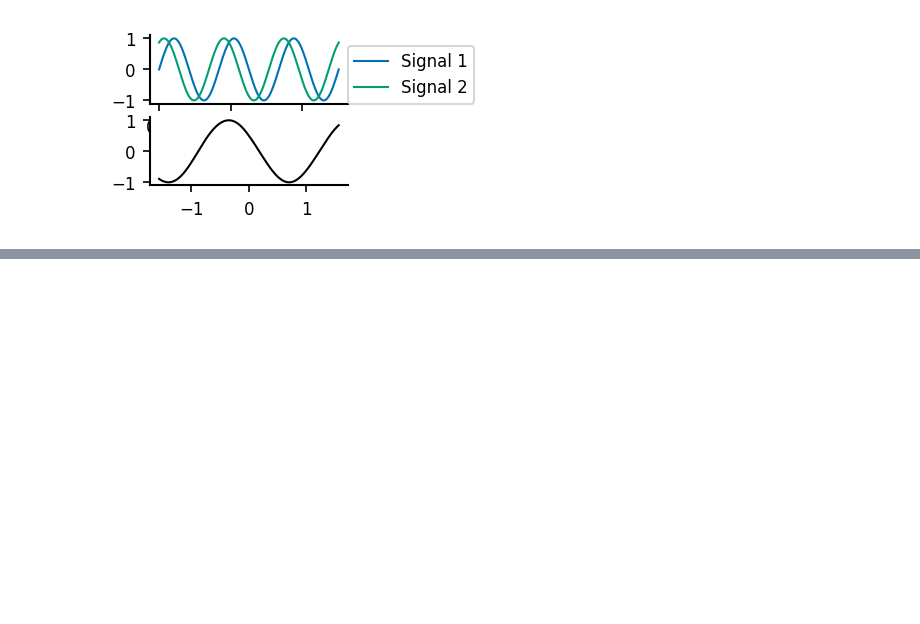
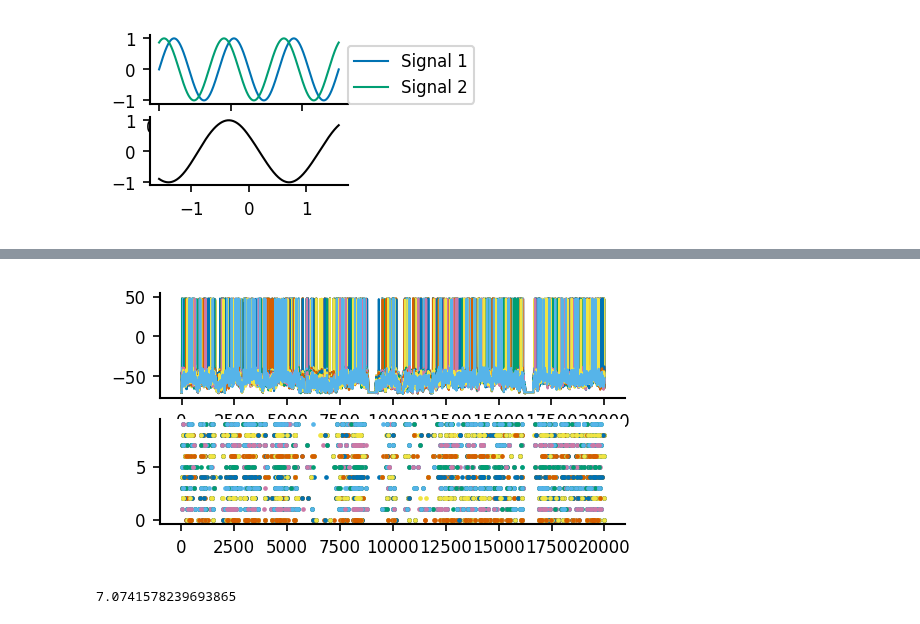
Before and after one commit to yzerlaut/pv-sst-dendrites, a Jupyter notebook: biophysical_modelling/detailed_model/OU-input.ipynb, the cells around one changed output, grey strips where cells are left out. Drawn from its saved outputs; the diff is of its cells as text; code cells hidden in the pictures; blank space fills up the shorter version.

```diff
--- a/biophysical_modelling/detailed_model/OU-input.ipynb
+++ b/biophysical_modelling/detailed_model/OU-input.ipynb
@@ -68,4 +77,6 @@ ax[1].plot(t_shift, cr, 'k-')
 [<matplotlib.lines.Line2D at 0x...>]
 [figure]
 # %%
-np.random.uniform?
+sim = Parallel(\
+        filename='../../data/detailed_model/tvRateStim_sim_Basket.zip')
+sim.load()
@@ -89,0 +105,19 @@ Type:      builtin_function_or_method
+# %%
+def find_spikes(t, Vm, threshold=0):
+
+    iSpikes = np.argwhere((Vm[1:]>threshold) & (Vm[:-1]<=threshold))
+
+    return t[iSpikes]
+
+Spikes = []
+fig, AX = plt.subplots(2, figsize=(4,2))
+dt = sim.fetch_quantity_on_grid('dt', return_last=True)
+for Vms in sim.Vm_soma:
+    for i, vm in enumerate(Vms):
+        t = np.arange(len(vm))*dt
+        spikes = find_spikes(t, vm)
+        AX[0].plot(t, vm)
+        AX[1].plot(spikes, i+0*spikes, '.')
+        Spikes.append(spikes)
+# %% [output]
+[figure, added]
@@ -89,0 +128,7 @@ Type:      builtin_function_or_method
+# %%
+from scipy.ndimage import gaussian_filter1d
+smoothing = 5.
+rate = 1e3*gaussian_filter1d(np.mean(spikes_matrix, axis=0)/dt, int(smoothing/dt))
+np.mean(rate)
+# %% [output]
+7.0741578239693865
```
Also changed, not shown: parts of 12 cells of this notebook, 3 other files.
